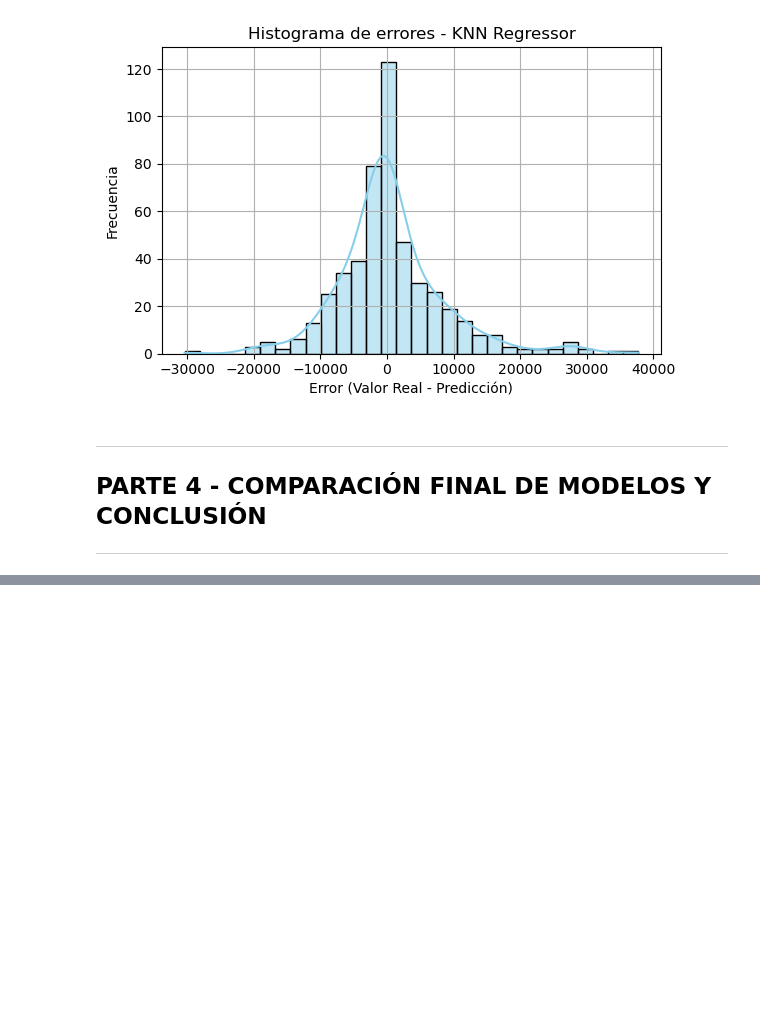
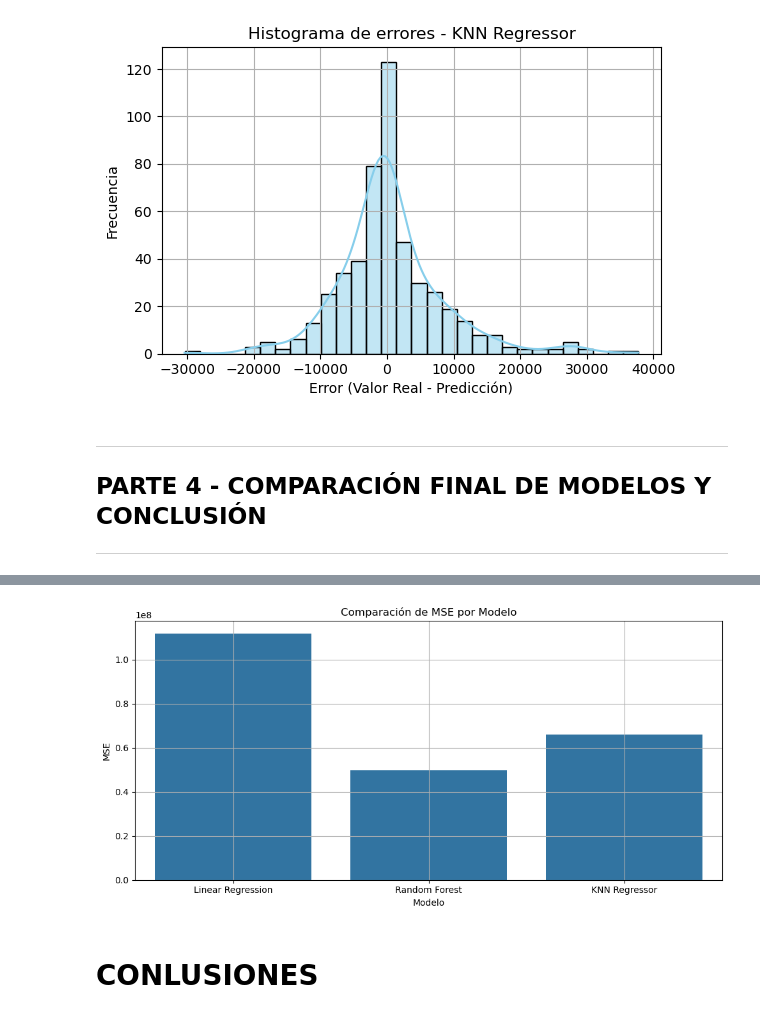
Before and after one commit to J-SALGADOM/IIA_Proyecto, a Jupyter notebook: IIA_Proyecto_Codigo.ipynb, the cells around one changed output, grey strips where cells are left out. Cells and saved outputs as stored; diff of their text form; code cells hidden in the pictures; blank space fills up the shorter version.

```diff
--- a/IIA_Proyecto_Codigo.ipynb
+++ b/IIA_Proyecto_Codigo.ipynb
@@ -322,0 +363,17 @@ for nombre, errores in errores_modelos.items():
+# %%
+##CREAMOS UN GRAFICO COMPARATIVO DE LOS MODELOS EN LA METRICA MSE.
+
+df_resultados['MSE'] = pd.to_numeric(df_resultados['MSE'], errors='coerce')
+
+plt.figure(figsize=(10, 5))
+sns.barplot(x='Modelo', y='MSE', data=df_resultados)
+plt.title('Comparación de MSE por Modelo')
+plt.ylabel('MSE')
+plt.xlabel('Modelo')
+plt.grid(True)
+plt.tight_layout()
+plt.show()
+# %% [output]
+[figure, added]
+# %% [markdown]
+# CONLUSIONES
```
Also changed, not shown: parts of 3 cells of this notebook.
